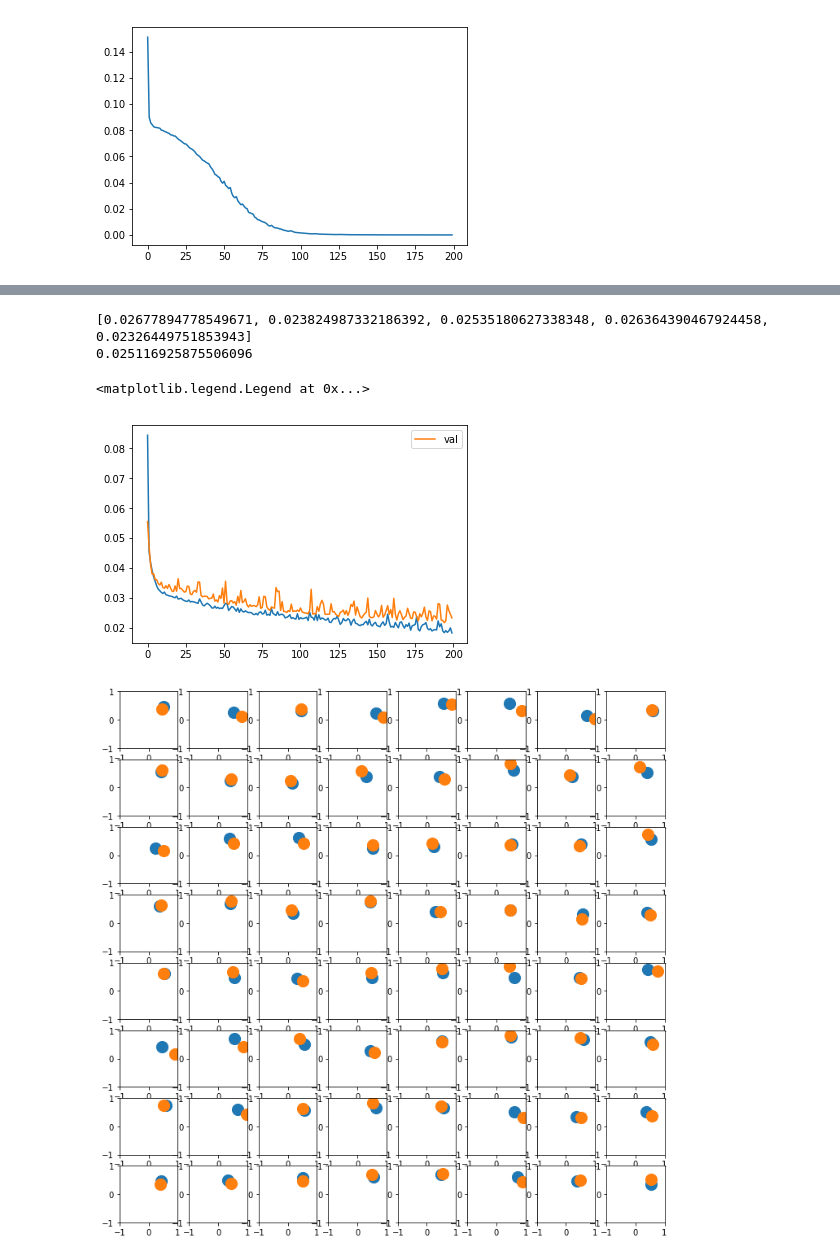
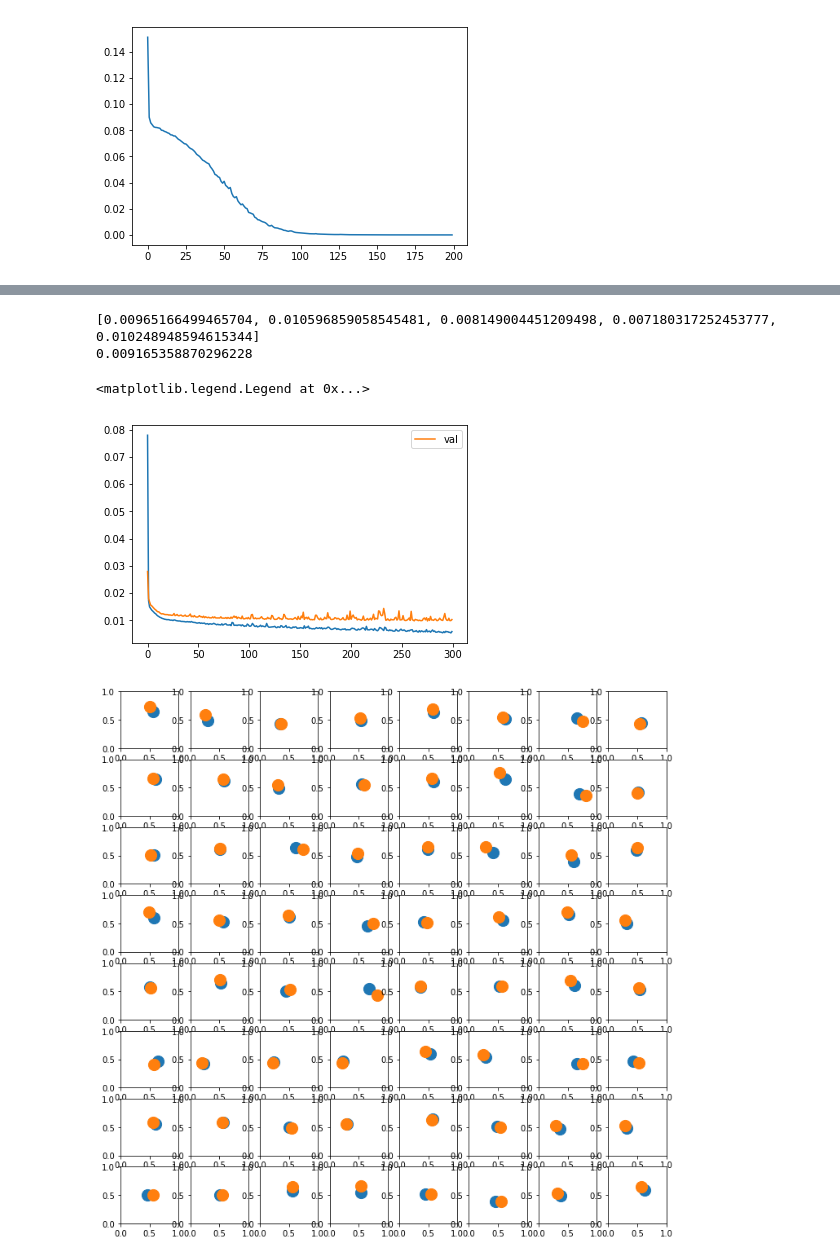
Before and after one commit to jlin816/gyrosec, a Jupyter notebook: learn_touch_locations.ipynb, the cells around one changed output, grey strips where cells are left out. Saved outputs shown, nothing was run; the diff lists cells and outputs as text; code cells hidden in the pictures.

```diff
--- a/learn_touch_locations.ipynb
+++ b/learn_touch_locations.ipynb
@@ -11,3 +11,8 @@ from preprocess import normalize
 
 window_size_ms = 200.
 samples_per_window = 20
+# %%
+jason_width = 411.43
+jason_height = 774.857
+true_ranges = np.array([jason_width, jason_height])
+print(true_ranges.shape)
@@ -18,5 +43,7 @@ touch_loc_y = np.load("processed/spacedout1-2_touch_loc_y.npy")
 X = X.reshape((-1, 120))
 X = X[has_touch_y == 1]
 touch_loc_y = touch_loc_y[has_touch_y == 1]
-touch_loc_y = normalize(touch_loc_y)
+print(touch_loc_y[0:5])
+touch_loc_y = touch_loc_y / true_ranges
+print(touch_loc_y[0:5])
 # %% [output]
@@ -39,7 +75,8 @@ def build_model():
     model.add(Dense(128, activation="relu", input_dim=(samples_per_window * 6)))
     model.add(Dense(128, activation="relu"))
     model.add(Dense(128, activation="relu"))
-    model.add(Dense(64, activation="relu"))#, kernel_regularizer=regularizers.l2(0.003)))
+    model.add(Dense(128, activation="relu"))
+    model.add(Dense(128, activation="relu"))#, kernel_regularizer=regularizers.l2(0.003)))
     model.add(Dense(2, activation="linear", kernel_initializer="normal"))
     model.compile(loss="mean_squared_error", optimizer=SGD(lr=0.01, momentum=0.9), metrics = ["mse"])
     return model
@@ -82,7 +119,7 @@ for train_idx, test_idx in kf.split(X, touch_loc_y):
 
     model = build_model()
 
-    history = model.fit(x_train, y_train, epochs=200, batch_size=20, validation_data=(x_test, y_test))
+    history = model.fit(x_train, y_train, epochs=300, batch_size=20, validation_data=(x_test, y_test))
     _, mse = model.evaluate(x_test, y_test)
     print("MSE: ", mse)
     mses.append(mse)
@@ -109,32 +146,34 @@ Epoch 200/200
 print(mses)
 print(np.mean(mses))
 # %% [output]
-[0.02677894778549671, 0.023824987332186392, 0.02535180627338348, 0.026364390467924458, 0.02326449751853943]
-0.025116925875506096
+[0.00965166499465704, 0.010596859058545481, 0.008149004451209498, 0.007180317252453777, 0.010248948594615344]
+0.009165358870296228
 # %%
 plt.plot(histories[4].history["loss"])
 plt.plot(histories[4].history["val_loss"], label="val")
 plt.legend()
 # %% [output]
 <matplotlib.legend.Legend at 0x...>
-[figure, old version]
+[figure, new version]
 # %%
+# PLOT ** TRAIN ** RESULTS
+
 nrows = 8
 ncols = 8
 
 fig, axes = plt.subplots(nrows, ncols, figsize=(12, 12))
 axes = axes.reshape(-1)
 
 for i in range(nrows * ncols):
-    axes[i].scatter(*model.predict(x_test)[i], s=200)
-    axes[i].scatter(*y_test[i], s=200)
+    axes[i].scatter(*model.predict(x_train)[60+i], s=200)
+    axes[i].scatter(*y_train[60+i], s=200)
 
-    axes[i].set_xlim(-1, 1)
-    axes[i].set_ylim(-1, 1)
+    axes[i].set_xlim(0, 1)
+    axes[i].set_ylim(0, 1)
 
 fig.show()
 # %% [output]
-[figure, old version]
+[figure, new version]
 # %%
 x_train, x_test, y_train, y_test = train_test_split(X, touch_loc_y, test_size=0.1)
 model = build_model()
```
Also changed, not shown: parts of 8 cells of this notebook, 2 other files.
